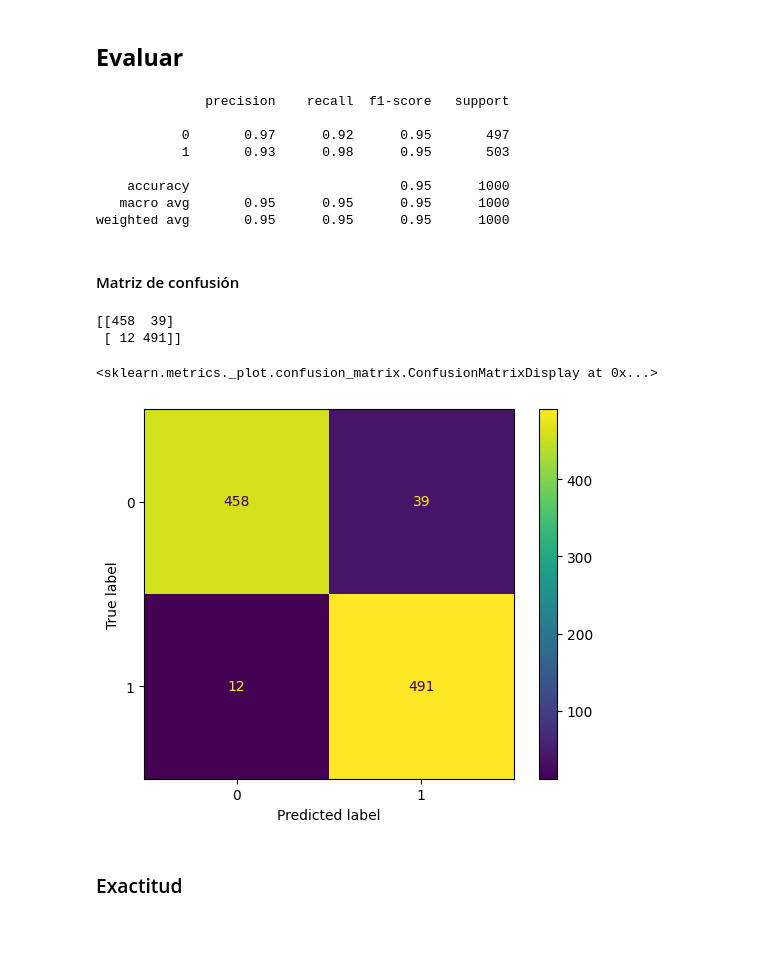
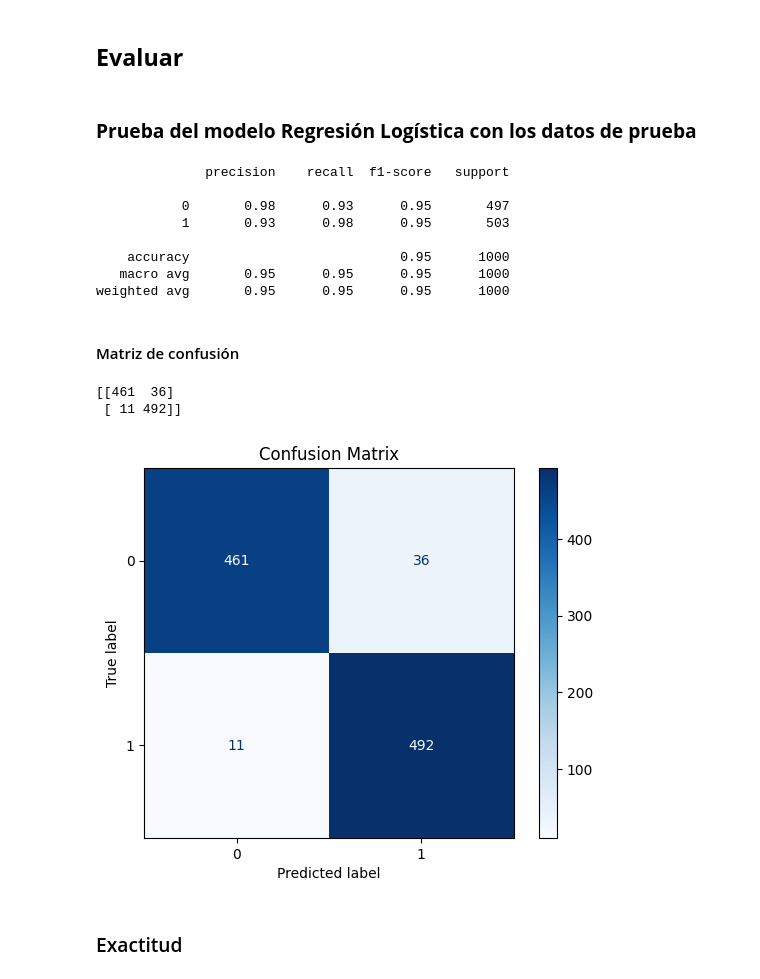
Before and after one commit to VillaltaE/Hackthon_NoCountry_65, a Jupyter notebook: data-science/Predictivo_RF_Netflix.ipynb, the cells around one changed output. Drawn from its saved outputs; the diff is of its cells as text; code cells hidden in the pictures; blank space fills up the shorter version.

```diff
--- a/data-science/Predictivo_RF_Netflix.ipynb
+++ b/data-science/Predictivo_RF_Netflix.ipynb
@@ -69,7 +77,7 @@ numeric_cols = [
 # %%
 preprocessor = ColumnTransformer(
     transformers=[
-        ("cat", OneHotEncoder(drop='first', handle_unknown="ignore"), categorical_cols),
+        ("cat", OneHotEncoder(handle_unknown='ignore'), categorical_cols),
         ("num", RobustScaler(), numeric_cols)
     ],
     remainder='passthrough'
@@ -93,12 +101,12 @@ X_train.shape, X_test.shape
 # %%
-clf = Pipeline(steps=[
+rf = Pipeline(steps=[
     ("preprocess", preprocessor),
     ("model", RandomForest(max_depth=5))
 ])
 # %% [markdown]
 ## **Entrenar**
 # %%
-clf.fit(X_train, y_train)
+rf.fit(X_train, y_train)
 # %% [output]
 Pipeline(steps=[('preprocess',
                  ColumnTransformer(remainder='passthrough',
@@ -275,12 +278,14 @@ La media de la métrica sensibilidad en la validación cruzada es: 0.96 ± 0.01
 # %% [markdown]
 ## **Evaluar**
+# %% [markdown]
+### **Prueba del modelo Regresión Logística con los datos de prueba**
 # %%
-y_pred = clf.predict(X_test)
+y_pred = rf.predict(X_test)
 print(classification_report(y_test, y_pred))
 # %% [output]
               precision    recall  f1-score   support
 
-           0       0.97      0.92      0.95       497
+           0       0.98      0.93      0.95       497
            1       0.93      0.98      0.95       503
 
     accuracy                           0.95      1000
@@ -291,14 +296,18 @@ weighted avg       0.95      0.95      0.95      1000
 # %%
 print(confusion_matrix(y_test, y_pred))
 # %% [output]
-[[458  39]
- [ 12 491]]
+[[461  36]
+ [ 11 492]]
 # %%
-visualizacion = ConfusionMatrixDisplay(confusion_matrix(y_test, y_pred))
-visualizacion.plot()
+visualizacion = ConfusionMatrixDisplay(confusion_matrix(y_test, y_pred));
+
+visualizacion.plot(cmap='Blues')
+
+plt.title('Confusion Matrix')
+
+plt.show()
 # %% [output]
-<sklearn.metrics._plot.confusion_matrix.ConfusionMatrixDisplay at 0x...>
-[figure, old version]
+[figure, new version]
 # %% [markdown]
 ### Exactitud
 # %%
```
Also changed, not shown: parts of 39 cells of this notebook, 2 other files.
